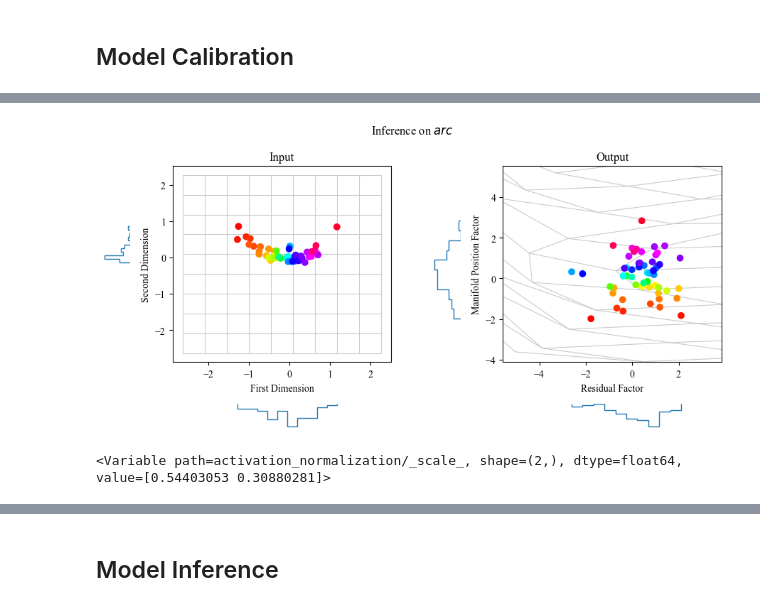
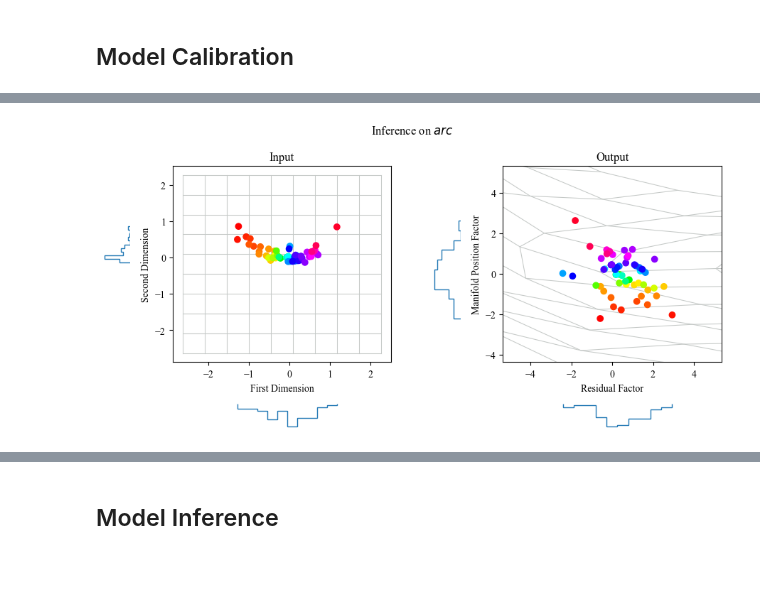
Before and after one commit to TimHenry1995/gyoza, a Jupyter notebook: tutorials/Tutorial 0 - Getting Started with Disentantling Flow Models.ipynb, the cells around one changed output, grey strips where cells are left out. Saved outputs shown, nothing was run; the diff lists cells and outputs as text; code cells hidden in the pictures; blank space fills up the shorter version.

```diff
--- a/tutorials/Tutorial 0 - Getting Started with Disentantling Flow Models.ipynb
+++ b/tutorials/Tutorial 0 - Getting Started with Disentantling Flow Models.ipynb
@@ -131,5 +151,10 @@ The flow model demonstrated here will be a sequence of stages and each stage wil
 # %%
-def create_model(stage_count: int) -> gmfl.FlowModel:
+def construct_layers(stage_count: int) -> List[gmfl.FlowLayer]:
+    """Constructs a sequence of flow layers for a disentangling flow model.
+
+    :param: stage_count: The number of stages in the flow model. Each stage consists of a reflection layer, two coupling blocks with permutations, and normalization layers.
+    :return: A list of flow layers that make up the disentangling flow model.
+    """
 
     # Prepare a sequence of layers
     layers = [None] * (6*stage_count+1)
@@ -139,37 +164,35 @@ def create_model(stage_count: int) -> gmfl.FlowModel:
 
     for i in range(stage_count):
 
-        # Reflection layer, flips point cloud about a hyperplane
+        # Reflection layer, flips point cloud about a hyperplane whose position and orientation will be learnt from the data
         layers[6*i+1] = gmfl.Reflection(axes=[1], shape=[N], reflection_count=1)
 
         # Coupling block, stretches some regions of space more than others
         # Couple first half of dimensions,
-        mask_1 = gmm.CheckerBoard(axes=[1], shape=[N]) # We need to mask out half of the dimensions
+        mask_1 = gmm.CheckerBoardMask(axes=[1], shape=[N]) # We need to mask out half of the dimensions
         compute_coupling_parameters_1 = tf.keras.Sequential(layers=[tf.keras.layers.Dense(units=4*N, activation='relu'), tf.keras.layers.Dense(units=N, activation=None)]) # We use half of the dimensions to compute coupling parameters to be added to the other half of the dimension
         layers[6*i+2] = gmfl.AdditiveCoupling(axes=[1], shape=[N], compute_coupling_parameters=compute_coupling_parameters_1, mask=mask_1) # This layer applies the mask, computes the coupling parameters and adds them to the other half of dimensions
-        layers[6*i+3] = gmfl.CheckerBoard(axes=[1], shape=[N]) # This layer permutes the dimensions in line with the previously chosen mask
+        layers[6*i+3] = gmfl.CheckerBoardPermutation(axes=[1], shape=[N]) # This layer permutes the dimensions in line with the previously chosen mask
 
         # Couple second half of dimensions
         compute_coupling_parameters_2 = tf.keras.Sequential(layers=[tf.keras.layers.Dense(units=4*N, activation='relu'), tf.keras.layers.Dense(units=N, activation=None)])
-        mask_2 = gmm.CheckerBoard(axes=[1], shape=[N])
+        mask_2 = gmm.CheckerBoardMask(axes=[1], shape=[N])
         layers[6*i+4] = gmfl.AdditiveCoupling(axes=[1], shape=[N], compute_coupling_parameters=compute_coupling_parameters_2, mask=mask_2)
-        layers[6*i+5] = gmfl.CheckerBoard(axes=[1], shape=[N])
+        layers[6*i+5] = gmfl.CheckerBoardPermutation(axes=[1], shape=[N])
 
         # End with another normalization layer
         layers[6*i+6] = gmfl.ActivationNormalization(axes=[1], shape=[N])
 
-    # Construct the network
-    flow_model = gmfl.FlowModel(layers) # Essentially a keras Sequential model with the added benefit of computing the jacbian determinant and inverse of the overall flow
-    flow_model.build(input_shape=[M, N]) # Pass a symbolic tensor through the model to help the tensorflow backend register all computations
-
     # Outputs
-    return flow_model
+    return layers
 
 # Reproducability
 gtds.reset_random_number_generators(seed=123)
 
 # Construct flow model
-flow_model = create_model(stage_count=2)
+flow_layers = flow_model = construct_layers(stage_count=2)
+flow_model = gmfl.FlowModel(flow_layers=flow_layers) # Essentially a keras model with sequential layer evaluation and the added benefit of computing the Jacobian determinant and inverse of the overall flow
+flow_model.build(input_shape=[M, N]) # Pass a symbolic tensor through the model to help the tensorflow backend register all computations
 flow_model.summary()
 # %% [output]
 Model: "flow_model"
@@ -230,5 +255,9 @@ pair_model = tf.keras.Model(inputs=[input_a, input_b], outputs=outputs)
 # Compile and Train
 loss_function = gml.SupervisedFactorLoss(dimensions_per_factor=[1,1]) # 1 dimension for the residual factor, 1 for the position factor
 pair_model.compile(optimizer=tf.keras.optimizers.Adam(learning_rate=0.05), loss=loss_function)
-history = pair_model.fit(iterator, steps_per_epoch=100, epochs=50)
+history = pair_model.fit(iterator, steps_per_epoch=25, epochs=10)
+
+# Plot input and output
+gtds.reset_random_number_generators(seed=9523)
+gtp.plot_input_output(flow_model, S=S, manifold_function=manifold_function, noise_standard_deviation=noise_standard_deviation, manifold_name=manifold_name, zoom_output=True)
 # %% [output]
@@ -252,11 +284 @@ Epoch 50/50
+[figure, added]
-# %%
-gtds.reset_random_number_generators(seed=9523)
-
-# Plot input and output
-gtp.plot_input_output(flow_model, S=S, manifold_function=manifold_function, noise_standard_deviation=noise_standard_deviation, manifold_name=manifold_name, zoom_output=True)
-# %% [output]
-[figure, removed]
-# %%
-flow_model.variables[1]
-# %% [output]
-<Variable path=activation_normalization/_scale_, shape=(2,), dtype=float64, value=[0.54403053 0.30880281]>
```
Also changed, not shown: parts of 23 cells of this notebook, 9 other files.
